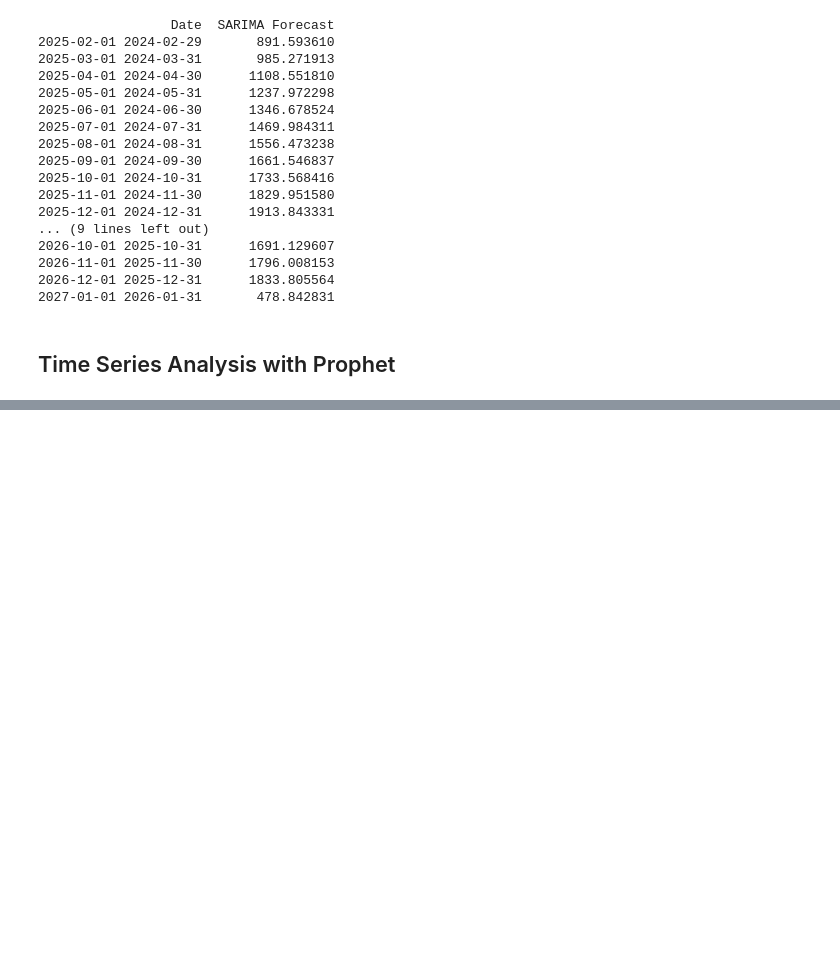
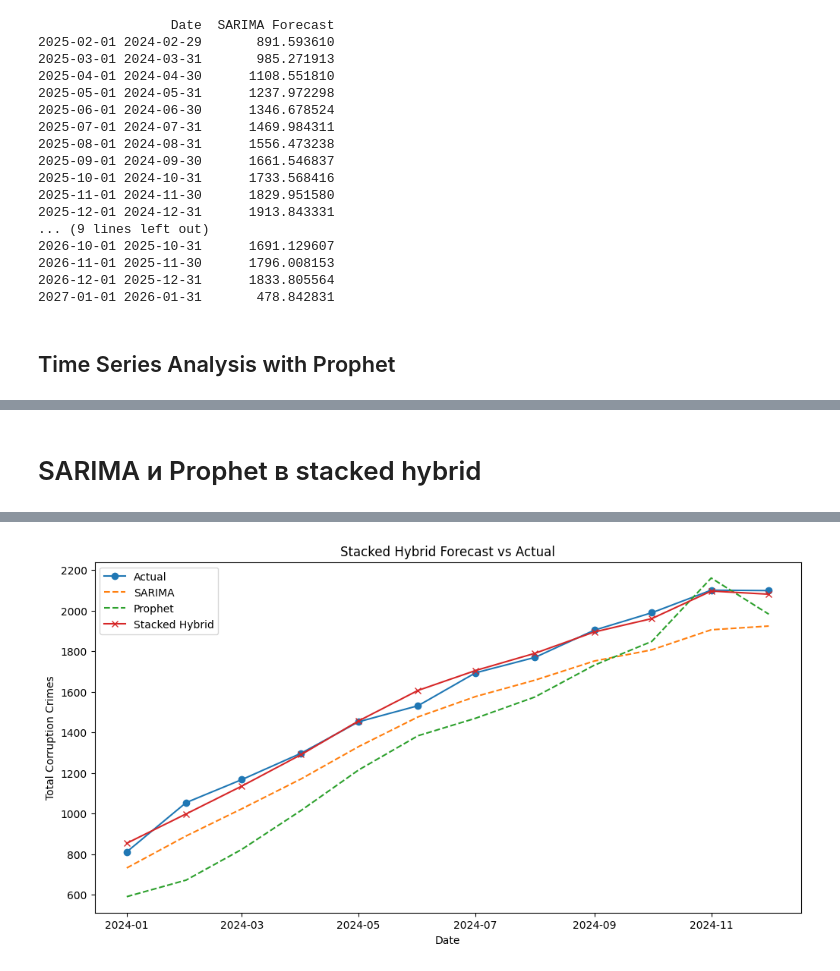
Before and after one commit to W1lden/Corruption_Crime_Forecasting_Kazakhstan, a Jupyter notebook: main.ipynb, the cells around one changed output, grey strips where cells are left out. Cells and saved outputs as stored; diff of their text form; code cells hidden in the pictures; blank space fills up the shorter version.

```diff
--- a/main.ipynb
+++ b/main.ipynb
@@ -686,0 +915,79 @@ R2: 0.91
+# %% [markdown]
+# SARIMA и Prophet в stacked hybrid
+# %%
+# Предположим, что у нас есть DataFrame df_sh с колонками 'Date' и 'Total Corruption Crimes'
+# Преобразуем дату и отсортируем данные
+df_sh = df_agg[["Total Corruption Crimes"]].copy()
+
+# Разделим данные:
+# Допустим, тренировка – до конца 2023, тест – 2024 (12 месяцев)
+train = df_sh.loc[:'2023-12-31']['Total Corruption Crimes']
+test = df_sh.loc['2024-01-01':'2024-12-31']['Total Corruption Crimes']
+
+### 1. Обучение SARIMA и прогноз на тестовый период
+
+model_sarima = SARIMAX(train, order=(1, 1, 1), seasonal_order=(1, 1, 1, 12))
+model_fit_sarima = model_sarima.fit(disp=False)
+sarima_forecast = model_fit_sarima.get_forecast(steps=len(test))
+sarima_pred = sarima_forecast.predicted_mean
+
+### 2. Обучение Prophet и прогноз на тестовый период
+
+# Подготавливаем данные для Prophet (требуется DataFrame с колонками ds и y)
+prophet_train = train.reset_index()
+prophet_train.columns = ['ds', 'y']
+model_prophet = Prophet()
+model_prophet.fit(prophet_train)
+
+# Создаем будущее на длину тестового периода (используем, например, 'MS' для начала месяца, если тест имеет даты начала месяца)
+future = model_prophet.make_future_dataframe(periods=len(test), freq='MS')
+forecast_prophet = model_prophet.predict(future)
+
+# Устанавливаем индекс 'ds' и переиндексируем по тестовому индексу, используя ближайшие значения
+prophet_pred = forecast_prophet.set_index('ds')['yhat']
+prophet_pred = prophet_pred.reindex(test.index, method='nearest')
+
+### 3. Объединение прогнозов базовых моделей
+
+df_stack = pd.DataFrame({
+    'Actual': test,
+    'SARIMA': sarima_pred,
+    'Prophet': prophet_pred
+})
+
+### 4. Обучение мета-модели (stacking) на прогнозах базовых моделей
+
+# Используем прогнозы SARIMA и Prophet как признаки
+X_stack = df_stack[['SARIMA', 'Prophet']].values
+y_stack = df_stack['Actual'].values
+
+meta_model = LinearRegression()
+meta_model.fit(X_stack, y_stack)
+stacked_pred = meta_model.predict(X_stack)
+
+### 5. Вычисление метрик и визуализация
+
+mae = mean_absolute_error(y_stack, stacked_pred)
+mse = mean_squared_error(y_stack, stacked_pred)
+r2 = r2_score(y_stack, stacked_pred)
+
+print("Stacked Hybrid Model Metrics:")
+print(f"MAE: {mae:.2f}")
+print(f"MSE: {mse:.2f}")
+print(f"R2: {r2:.2f}")
+
+# Создаем DataFrame с итоговыми прогнозами
+df_stack['Stacked'] = stacked_pred
+
+# Построим график: фактические значения vs. прогнозы базовых моделей и итоговый стек
+plt.figure(figsize=(12, 6))
+plt.plot(df_stack.index, df_stack['Actual'], label='Actual', marker='o')
+plt.plot(df_stack.index, df_stack['SARIMA'], label='SARIMA', linestyle='--')
+plt.plot(df_stack.index, df_stack['Prophet'], label='Prophet', linestyle='--')
+plt.plot(df_stack.index, df_stack['Stacked'], label='Stacked Hybrid', linestyle='-', marker='x')
+plt.xlabel('Date')
+plt.ylabel('Total Corruption Crimes')
+plt.title('Stacked Hybrid Forecast vs Actual')
+plt.legend()
+plt.show()
+# %% [output]
@@ -686,0 +1000 @@ R2: 0.91
+[figure, added]
```
Also changed, not shown: parts of 33 cells of this notebook, 4 other files.
